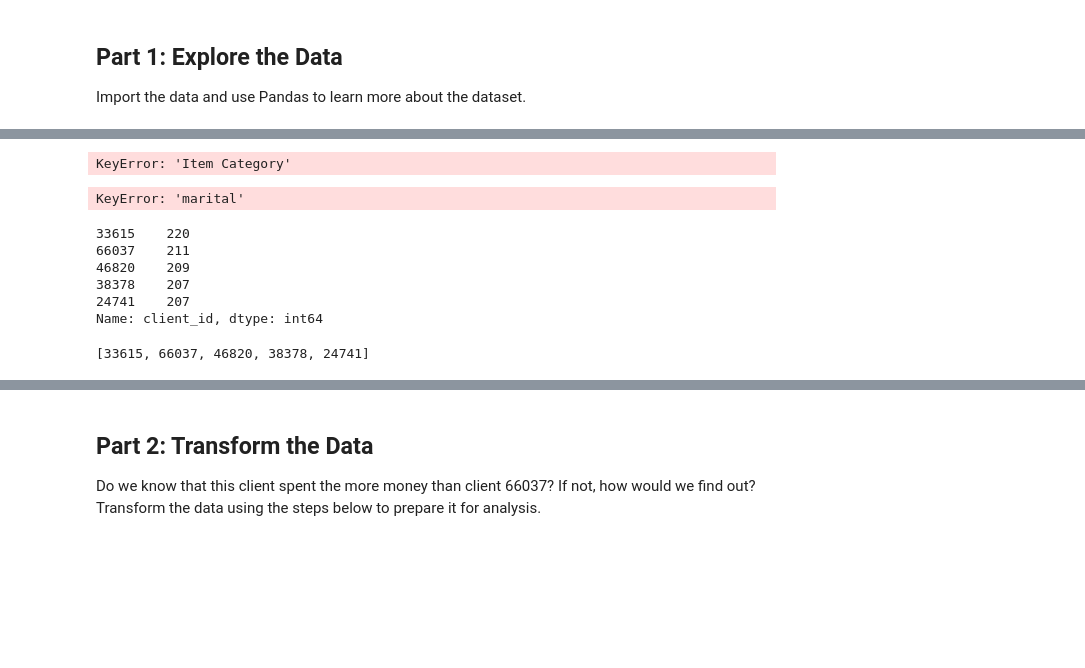
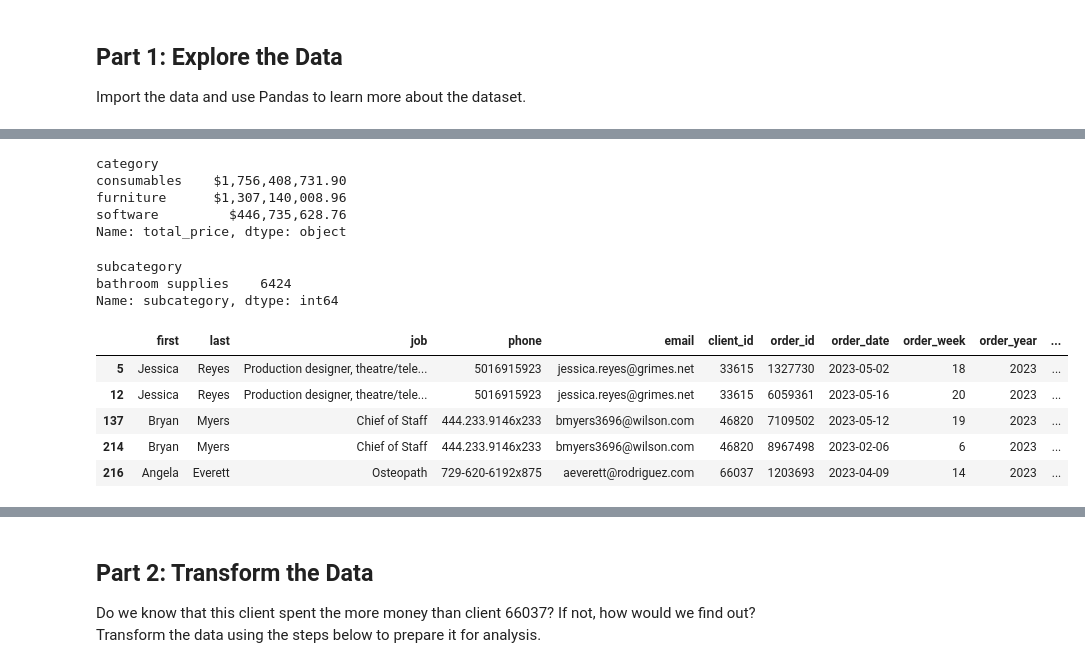
Before and after one commit to Katadhin/pandas-challenge-1, a Jupyter notebook: module_4_challenge.ipynb, the cells around one changed output, grey strips where cells are left out. Cells and saved outputs as stored; diff of their text form; code cells hidden in the pictures; blank space fills up the shorter version.

```diff
--- a/module_4_challenge.ipynb
+++ b/module_4_challenge.ipynb
@@ -19,0 +27,4 @@ df.head()
+# %%
+# Add a total price column to the data
+df['total_price'] = df['qty'] * df['unit_price']
+df.head()
@@ -45,7 +64,7 @@ line_number      int64
 dtype: object
 # %%
-# Remove rows with missing values
+# Remove rows with missing values and round percentages to 2 decimal places
 df = df.dropna()
+df = df.round(2)
 df.head()
-df.describe()
 # %% [output]
@@ -61,37 +77,52 @@ df.describe()
 # %%
-top_categories = df['Item Category'].value_counts().head(3)
+
+# Find the top 3 categories with the highest total sales
+top_categories = df.groupby(['category'])['total_price'].sum().nlargest(3)
 top_categories
 
-# Create a new DataFrame that holds the top 3 categories
-# and their total sales
-top_categories_df = df.groupby(['Item Category']).sum()
-top_categories_df = top_categories_df.sort_values('Total', ascending=False)
-top_categories_df = top_categories_df.head(3)
-top_categories_df
+# Convert the output to dollars
+top_categories = top_categories.map('${:,.2f}'.format)
+top_categories
 # %% [output]
-KeyError: 'Item Category'
+category
+consumables    $1,756,408,731.90
+furniture      $1,307,140,008.96
+software         $446,735,628.76
+Name: total_price, dtype: object
 # %%
-# For the category with the most entries,
-# which subcategory had the most entries?
-df['job'].value_counts()
-df['job'].value_counts(normalize=True)
-df['marital'].value_counts()
-df['marital'].value_counts(normalize=True)
+# For the category with the most entries, which subcategory had the most entries?
+top_category = df.groupby(['category'])['category'].count().nlargest(1)
+top_category
+top_subcategory = df.groupby(['subcategory'])['subcategory'].count().nlargest(1)
+top_subcategory
 # %% [output]
-KeyError: 'marital'
+subcategory
+bathroom supplies    6424
+Name: subcategory, dtype: int64
 # %%
 # Which five clients had the most entries in the data?
+# Output a df with the client id and the number of entries
+top_clients = df.groupby(['client_id'])['client_id'].count().nlargest(5)
+top_clients
+top_clients = pd.DataFrame(top_clients)
+top_clients
+top_clients.columns = ['Number of Entries']
+top_clients
+top_clients.index.name = 'Client ID'
-# %% [output]
-33615    220
-66037    211
-46820    209
-38378    207
-24741    207
-Name: client_id, dtype: int64
 # %%
 # Store the client ids of those top 5 clients in a list.
+# Use that list to filter the original data
+top_clients_list = top_clients.index.tolist()
+top_clients_list
+top_clients_df = df[df['client_id'].isin(top_clients_list)]
+top_clients_df.head()
 # %% [output]
-[33615, 66037, 46820, 38378, 24741]
+|  | first | last | job | phone | email | client_id | order_id | order_date | order_week | order_year | ... |
+| 5 | Jessica | Reyes | Production designer, theatre/tele... | 5016915923 | jessica.reyes@grimes.net | 33615 | 1327730 | 2023-05-02 | 18 | 2023 | ... |
+| 12 | Jessica | Reyes | Production designer, theatre/tele... | 5016915923 | jessica.reyes@grimes.net | 33615 | 6059361 | 2023-05-16 | 20 | 2023 | ... |
+| 137 | Bryan | Myers | Chief of Staff | 444.233.9146x233 | bmyers3696@wilson.com | 46820 | 7109502 | 2023-05-12 | 19 | 2023 | ... |
+| 214 | Bryan | Myers | Chief of Staff | 444.233.9146x233 | bmyers3696@wilson.com | 46820 | 8967498 | 2023-02-06 | 6 | 2023 | ... |
+| 216 | Angela | Everett | Osteopath | 729-620-6192x875 | aeverett@rodriguez.com | 66037 | 1203693 | 2023-04-09 | 14 | 2023 | ... |
 # %%
 # show all data for the first of those five clients
 df.loc[df['client_id'] == 'CLIENT_ID_HERE']
```
Also changed, not shown: parts of 17 cells of this notebook, 3 other files.
